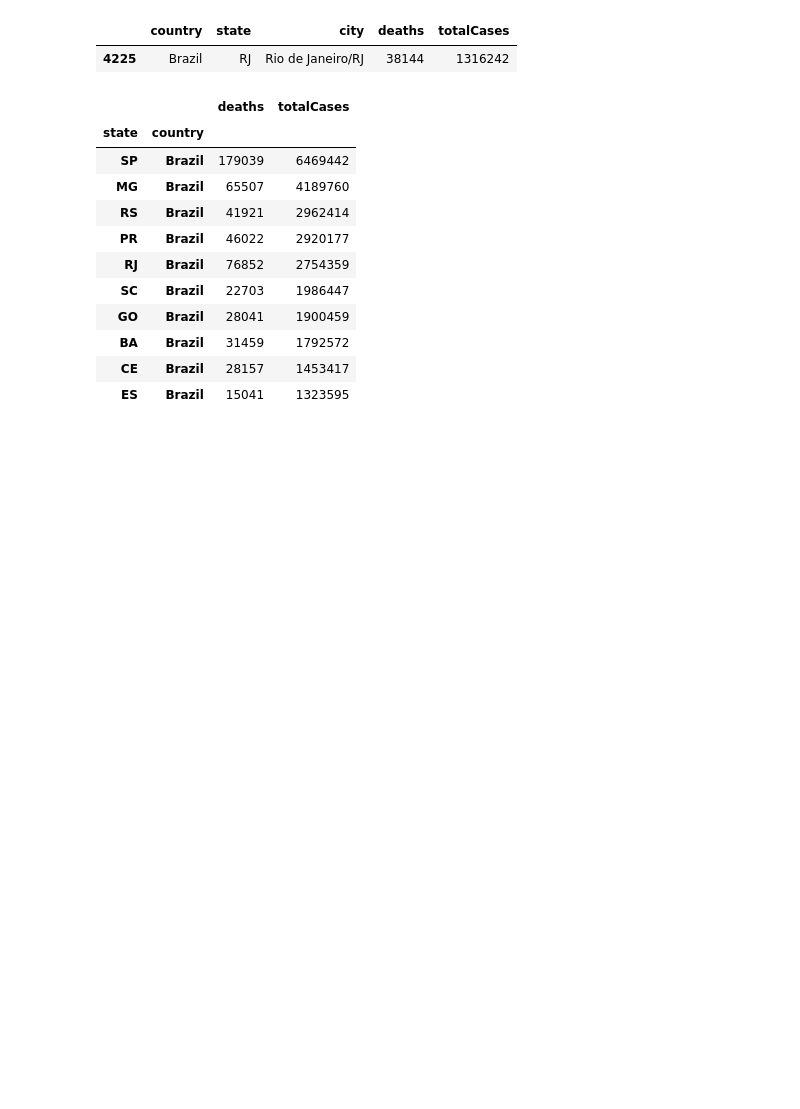
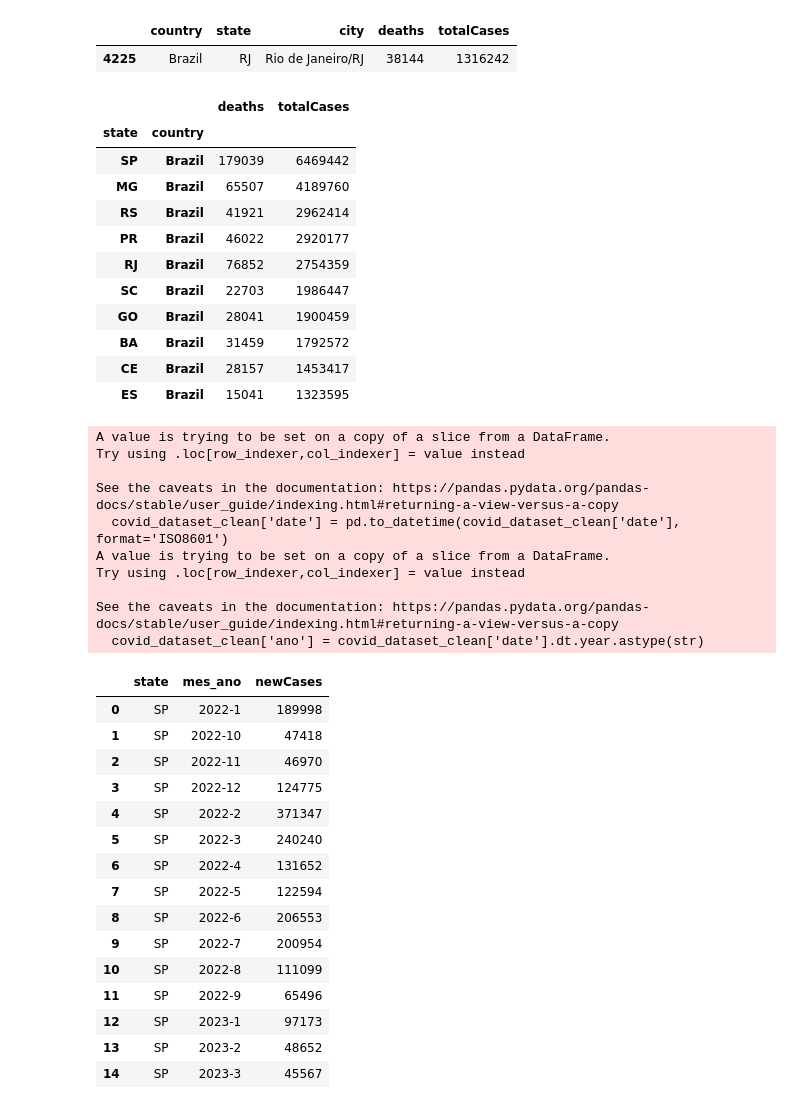
Before and after one commit to GabrielBF1/Ada_Project_Avancado, a Jupyter notebook: code/dataset.ipynb, the cells around one changed output. Drawn from its saved outputs; the diff is of its cells as text; code cells hidden in the pictures; blank space fills up the shorter version.

```diff
--- a/code/dataset.ipynb
+++ b/code/dataset.ipynb
@@ -52,3 +57,38 @@ top_10_states_cases
 | BA | Brazil | 31459 | 1792572 |
 | CE | Brazil | 28157 | 1453417 |
 | ES | Brazil | 15041 | 1323595 |
+# %%
+covid_dataset_clean = covid_dataset_clean[['state', 'newCases', 'date']]
+covid_dataset_clean['date'] = pd.to_datetime(covid_dataset_clean['date'], format='ISO8601')
+covid_dataset_clean['ano'] = covid_dataset_clean['date'].dt.year.astype(str)
+covid_dataset_clean = covid_dataset_clean[covid_dataset_clean['ano'] >= '2022']
+covid_dataset_clean['mes_ano'] = covid_dataset_clean['date'].dt.year.astype(str) + '-' + covid_dataset_clean['date'].dt.month.astype(str)
+covid_dataset_clean = covid_dataset_clean[['state','newCases','mes_ano']].groupby(['state', 'mes_ano'], as_index=False).sum()
+covid_dataset_clean
+# %% [output]
+A value is trying to be set on a copy of a slice from a DataFrame.
+Try using .loc[row_indexer,col_indexer] = value instead
+
+See the caveats in the documentation: https://pandas.pydata.org/pandas-docs/stable/user_guide/indexing.html#returning-a-view-versus-a-copy
+  covid_dataset_clean['date'] = pd.to_datetime(covid_dataset_clean['date'], format='ISO8601')
+A value is trying to be set on a copy of a slice from a DataFrame.
+Try using .loc[row_indexer,col_indexer] = value instead
+
+See the caveats in the documentation: https://pandas.pydata.org/pandas-docs/stable/user_guide/indexing.html#returning-a-view-versus-a-copy
+  covid_dataset_clean['ano'] = covid_dataset_clean['date'].dt.year.astype(str)
+|  | state | mes_ano | newCases |
+| 0 | SP | 2022-1 | 189998 |
+| 1 | SP | 2022-10 | 47418 |
+| 2 | SP | 2022-11 | 46970 |
+| 3 | SP | 2022-12 | 124775 |
+| 4 | SP | 2022-2 | 371347 |
+| 5 | SP | 2022-3 | 240240 |
+| 6 | SP | 2022-4 | 131652 |
+| 7 | SP | 2022-5 | 122594 |
+| 8 | SP | 2022-6 | 206553 |
+| 9 | SP | 2022-7 | 200954 |
+| 10 | SP | 2022-8 | 111099 |
+| 11 | SP | 2022-9 | 65496 |
+| 12 | SP | 2023-1 | 97173 |
+| 13 | SP | 2023-2 | 48652 |
+| 14 | SP | 2023-3 | 45567 |
```
Also changed, not shown: parts of 4 cells of this notebook.
